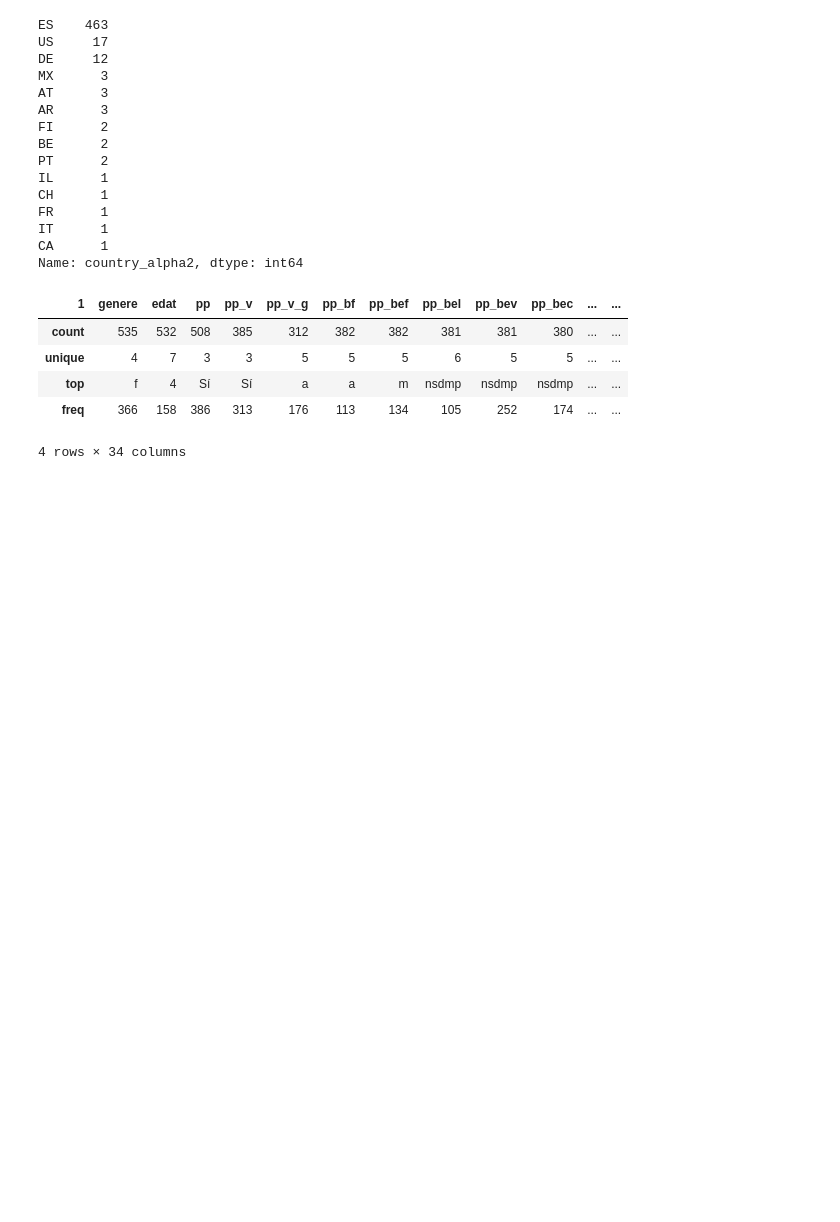
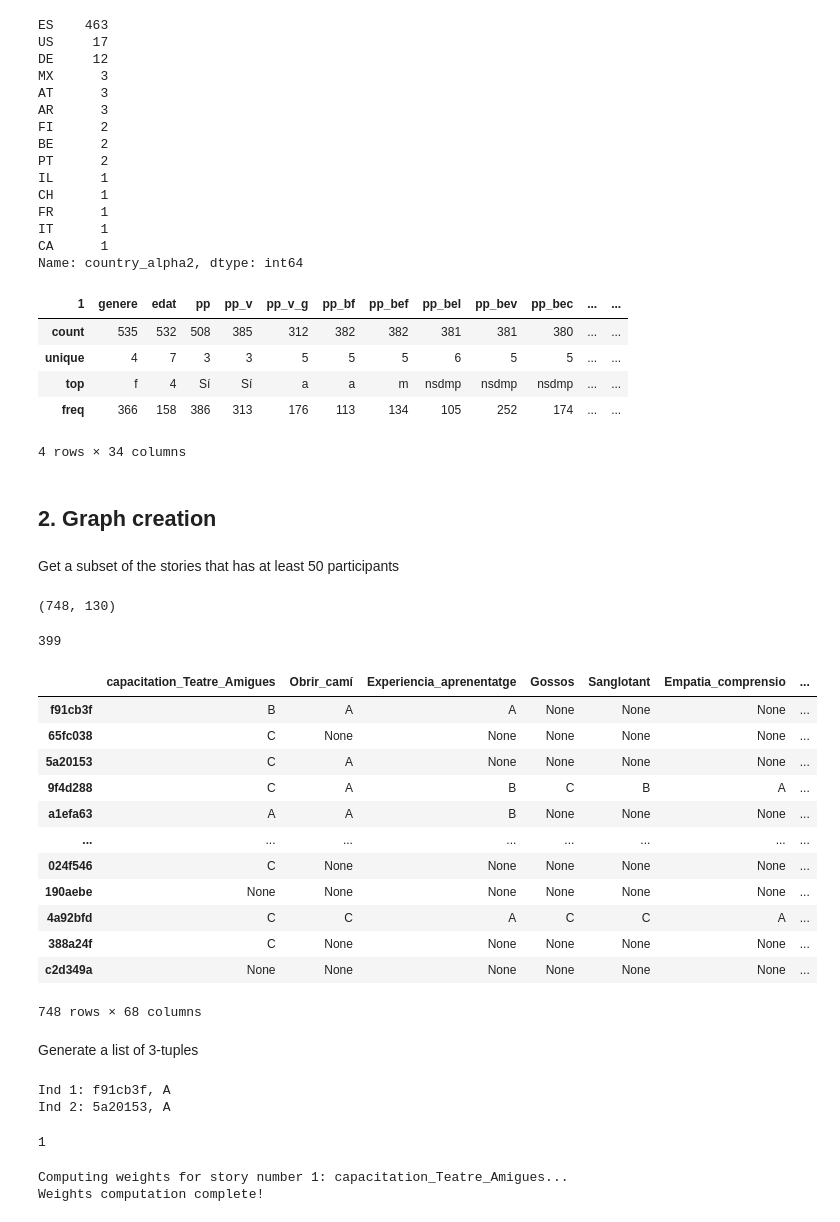
Before and after one commit to oriolmp/TFG_Fisica, a Jupyter notebook: TFG_Oriol_Notebook.ipynb, the cells around one changed output. Drawn from its saved outputs; the diff is of its cells as text; code cells hidden in the pictures; blank space fills up the shorter version.

Commit message:
Compute weights

```diff
--- a/TFG_Oriol_Notebook.ipynb
+++ b/TFG_Oriol_Notebook.ipynb
@@ -7,3 +14,6 @@ We will work with data set https://zenodo.org/record/7443141 that was created wi
+# %%
+TYPE_C_PATH = "./data/Answers_to_Microstories/answers_stories_C.pkl"
+SOCIODEMOGRAPHIC_PATH = "./data/Sociodemographic_survey/answers_sociodemographic_survey.pkl"
 # %% [markdown]
 ## 1. Load some data
 
@@ -13,7 +21,7 @@ import pandas as pd
 # %% [markdown]
 First, we load the answers of the participants to stories type C (See documentation on Zenodo, https://zenodo.org/record/7443141)
 # %%
-df_C = pd.read_pickle("./data/Answers_to_Microstories/answers_stories_C.pkl")
+df_C = pd.read_pickle(TYPE_C_PATH)
 df_C
 # %% [output]
 |  | capacitation_Teatre_Amigues |  |  |  |  |  | Obrir_camí |  |  | ... |
@@ -132,3 +142,39 @@ df_sociodem.describe()
 | top | f | 4 | Sí | Sí | a | a | m | nsdmp | nsdmp | nsdmp | ... | ... |
 | freq | 366 | 158 | 386 | 313 | 176 | 113 | 134 | 105 | 252 | 174 | ... | ... |
 4 rows × 34 columns
+# %% [markdown]
+## 2. Graph creation
+# %% [markdown]
+Get a subset of the stories that has at least 50 participants
+# %%
+df_C_yo.shape
+# %% [output]
+(748, 130)
+# %%
+df_C_yo['Obrir_camí'].value_counts().sum()
+# %% [output]
+399
+# %%
+stories = []
+for column in df_C_yo.columns:
+    if df_C_yo[column].value_counts(dropna=True).sum() > 50:
+        stories.append(column)
+# %%
+subset_df = df_C_yo[stories]
+subset_df
+# %% [output]
+|  | capacitation_Teatre_Amigues | Obrir_camí | Experiencia_aprenentatge | Gossos | Sanglotant | Empatia_comprensio | ... |
+| f91cb3f | B | A | A | None | None | None | ... |
+| 65fc038 | C | None | None | None | None | None | ... |
+| 5a20153 | C | A | None | None | None | None | ... |
+| 9f4d288 | C | A | B | C | B | A | ... |
+| a1efa63 | A | A | B | None | None | None | ... |
+| ... | ... | ... | ... | ... | ... | ... | ... |
+| 024f546 | C | None | None | None | None | None | ... |
+| 190aebe | None | None | None | None | None | None | ... |
+| 4a92bfd | C | C | A | C | C | A | ... |
+| 388a24f | C | None | None | None | None | None | ... |
+| c2d349a | None | None | None | None | None | None | ... |
+748 rows × 68 columns
+# %% [markdown]
+Generate a list of 3-tuples
@@ -134,0 +199,35 @@ df_sociodem.describe()
+# %%
+ind1 = subset_df.index[0]
+ind2 = subset_df.index[2]
+
+print(f'Ind 1: {ind1}, {subset_df["Obrir_camí"][ind1]}')
+print(f'Ind 2: {ind2}, {subset_df["Obrir_camí"][ind2]}')
+# %% [output]
+Ind 1: f91cb3f, A
+Ind 2: 5a20153, A
+# %%
+print(weight(subset_df['Obrir_camí'][ind1], subset_df['Obrir_camí'][ind2]))
+# %% [output]
+1
+# %%
+# generate dict that contains as keys the story names and as values the 3-tuples
+elist_yo = {}
+story_count = 1
+for column in subset_df.columns:
+    print(f'Computing weights for story number {story_count}: {column}...')
+
+    elist_yo[column] = []
+    for i, id1 in enumerate(subset_df.index):
+        for j, id2 in enumerate(subset_df.index):
+            if j > i:
+                pair = [id1, id2, weight(subset_df[column][id1], subset_df[column][id2])]
+                elist_yo[column].append(pair)
+
+    # limit the number of stories to analyze to fasten computation
+    if story_count == 1:
+        break
+    story_count += 1
+print('Weights computation complete!')
+# %% [output]
+Computing weights for story number 1: capacitation_Teatre_Amigues...
+Weights computation complete!
```
Also changed, not shown: parts of 11 cells of this notebook.
